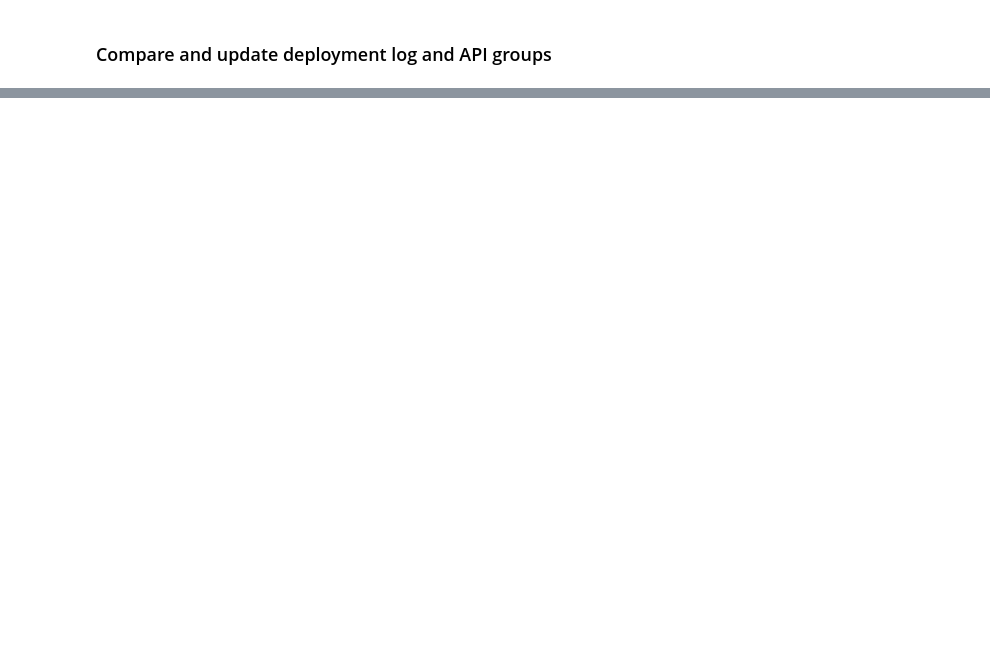
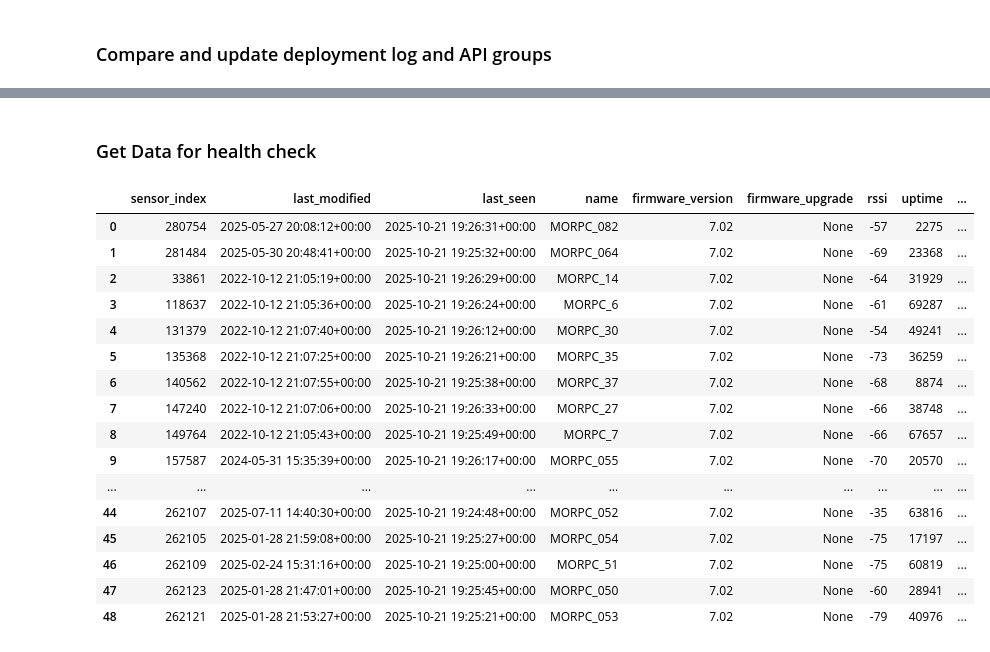
Before and after one commit to morpc/morpc-purpleair-fetch, a Jupyter notebook: DEV-morpc-purpleair-fetch.ipynb, the cells around one changed output, grey strips where cells are left out. Saved outputs shown, nothing was run; the diff lists cells and outputs as text; code cells hidden in the pictures; blank space fills up the shorter version.

```diff
--- a/DEV-morpc-purpleair-fetch.ipynb
+++ b/DEV-morpc-purpleair-fetch.ipynb
@@ -70,0 +65,23 @@ purpleair.update_group_members(update=update, group_id=GROUP_ID)
+# %% [markdown]
+### Get Data for health check
+# %%
+check = purpleair.get_members_health(GROUP_ID)
+check
+# %% [output]
+|  | sensor_index | last_modified | last_seen | name | firmware_version | firmware_upgrade | rssi | uptime | ... |
+| 0 | 280754 | 2025-05-27 20:08:12+00:00 | 2025-10-21 19:26:31+00:00 | MORPC_082 | 7.02 | None | -57 | 2275 | ... |
+| 1 | 281484 | 2025-05-30 20:48:41+00:00 | 2025-10-21 19:25:32+00:00 | MORPC_064 | 7.02 | None | -69 | 23368 | ... |
+| 2 | 33861 | 2022-10-12 21:05:19+00:00 | 2025-10-21 19:26:29+00:00 | MORPC_14 | 7.02 | None | -64 | 31929 | ... |
+| 3 | 118637 | 2022-10-12 21:05:36+00:00 | 2025-10-21 19:26:24+00:00 | MORPC_6 | 7.02 | None | -61 | 69287 | ... |
+| 4 | 131379 | 2022-10-12 21:07:40+00:00 | 2025-10-21 19:26:12+00:00 | MORPC_30 | 7.02 | None | -54 | 49241 | ... |
+| 5 | 135368 | 2022-10-12 21:07:25+00:00 | 2025-10-21 19:26:21+00:00 | MORPC_35 | 7.02 | None | -73 | 36259 | ... |
+| 6 | 140562 | 2022-10-12 21:07:55+00:00 | 2025-10-21 19:25:38+00:00 | MORPC_37 | 7.02 | None | -68 | 8874 | ... |
+| 7 | 147240 | 2022-10-12 21:07:06+00:00 | 2025-10-21 19:26:33+00:00 | MORPC_27 | 7.02 | None | -66 | 38748 | ... |
+| 8 | 149764 | 2022-10-12 21:05:43+00:00 | 2025-10-21 19:25:49+00:00 | MORPC_7 | 7.02 | None | -66 | 67657 | ... |
+| 9 | 157587 | 2024-05-31 15:35:39+00:00 | 2025-10-21 19:26:17+00:00 | MORPC_055 | 7.02 | None | -70 | 20570 | ... |
+| ... | ... | ... | ... | ... | ... | ... | ... | ... | ... |
+| 44 | 262107 | 2025-07-11 14:40:30+00:00 | 2025-10-21 19:24:48+00:00 | MORPC_052 | 7.02 | None | -35 | 63816 | ... |
+| 45 | 262105 | 2025-01-28 21:59:08+00:00 | 2025-10-21 19:25:27+00:00 | MORPC_054 | 7.02 | None | -75 | 17197 | ... |
+| 46 | 262109 | 2025-02-24 15:31:16+00:00 | 2025-10-21 19:25:00+00:00 | MORPC_51 | 7.02 | None | -75 | 60819 | ... |
+| 47 | 262123 | 2025-01-28 21:47:01+00:00 | 2025-10-21 19:25:45+00:00 | MORPC_050 | 7.02 | None | -60 | 28941 | ... |
+| 48 | 262121 | 2025-01-28 21:53:27+00:00 | 2025-10-21 19:25:21+00:00 | MORPC_053 | 7.02 | None | -79 | 40976 | ... |
```
Also changed, not shown: parts of 7 cells of this notebook, 6 other files.
